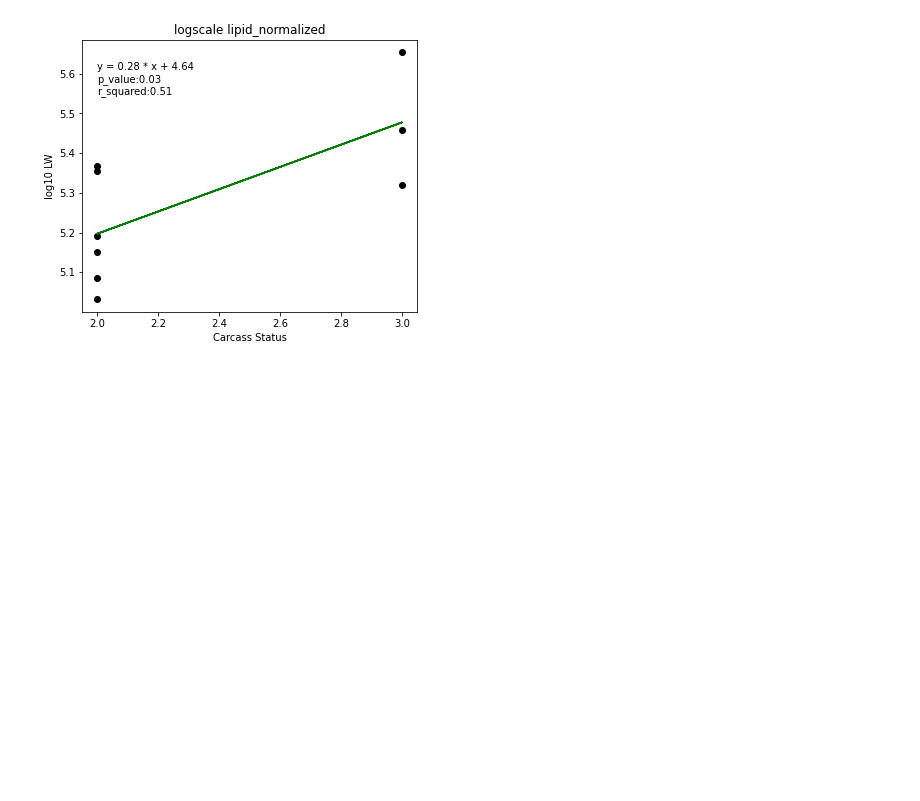
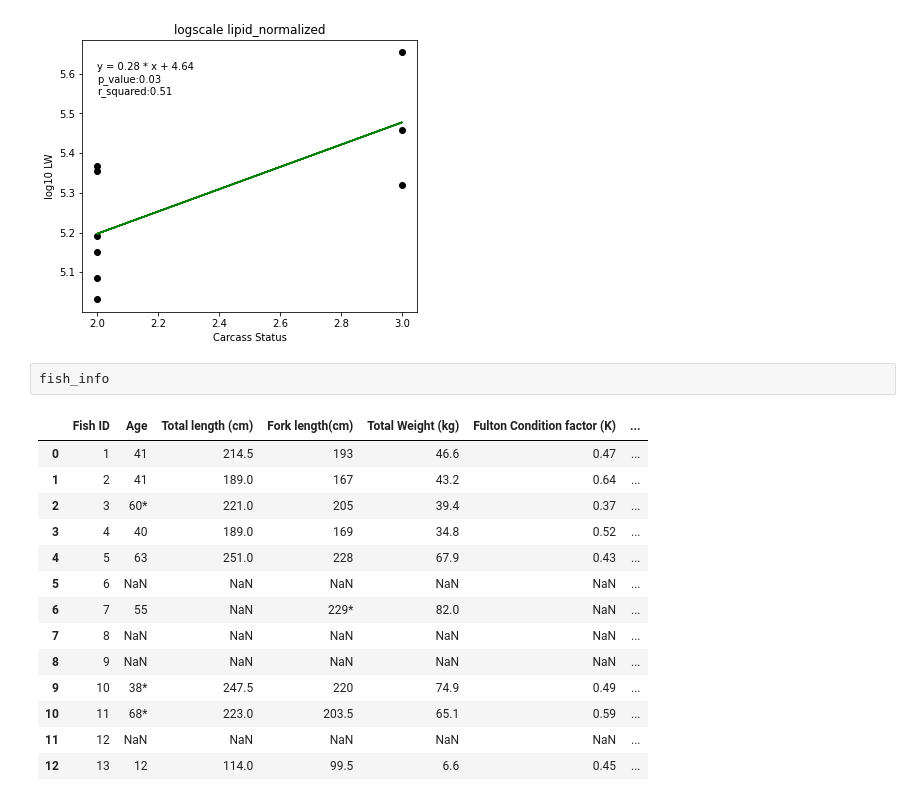
Before and after one commit to amirmtaghizadegan/Sturgeon, a Jupyter notebook: pcb.ipynb, the cells around one changed output. Drawn from its saved outputs; the diff is of its cells as text; blank space fills up the shorter version.

```diff
--- a/pcb.ipynb
+++ b/pcb.ipynb
@@ -525,3 +525,20 @@ fig.savefig('./pics/pcbs/vsCarcass_status.jpg')
 [figure]
 [figure]
 [figure]
+# %%
+fish_info
+# %% [output]
+|  | Fish ID | Age | Total length (cm) | Fork length(cm) | Total Weight (kg) | Fulton Condition factor (K) | ... |
+| 0 | 1 | 41 | 214.5 | 193 | 46.6 | 0.47 | ... |
+| 1 | 2 | 41 | 189.0 | 167 | 43.2 | 0.64 | ... |
+| 2 | 3 | 60* | 221.0 | 205 | 39.4 | 0.37 | ... |
+| 3 | 4 | 40 | 189.0 | 169 | 34.8 | 0.52 | ... |
+| 4 | 5 | 63 | 251.0 | 228 | 67.9 | 0.43 | ... |
+| 5 | 6 | NaN | NaN | NaN | NaN | NaN | ... |
+| 6 | 7 | 55 | NaN | 229* | 82.0 | NaN | ... |
+| 7 | 8 | NaN | NaN | NaN | NaN | NaN | ... |
+| 8 | 9 | NaN | NaN | NaN | NaN | NaN | ... |
+| 9 | 10 | 38* | 247.5 | 220 | 74.9 | 0.49 | ... |
+| 10 | 11 | 68* | 223.0 | 203.5 | 65.1 | 0.59 | ... |
+| 11 | 12 | NaN | NaN | NaN | NaN | NaN | ... |
+| 12 | 13 | 12 | 114.0 | 99.5 | 6.6 | 0.45 | ... |
```
Also changed, not shown: parts of 1 cell of this notebook, 1 other file.
